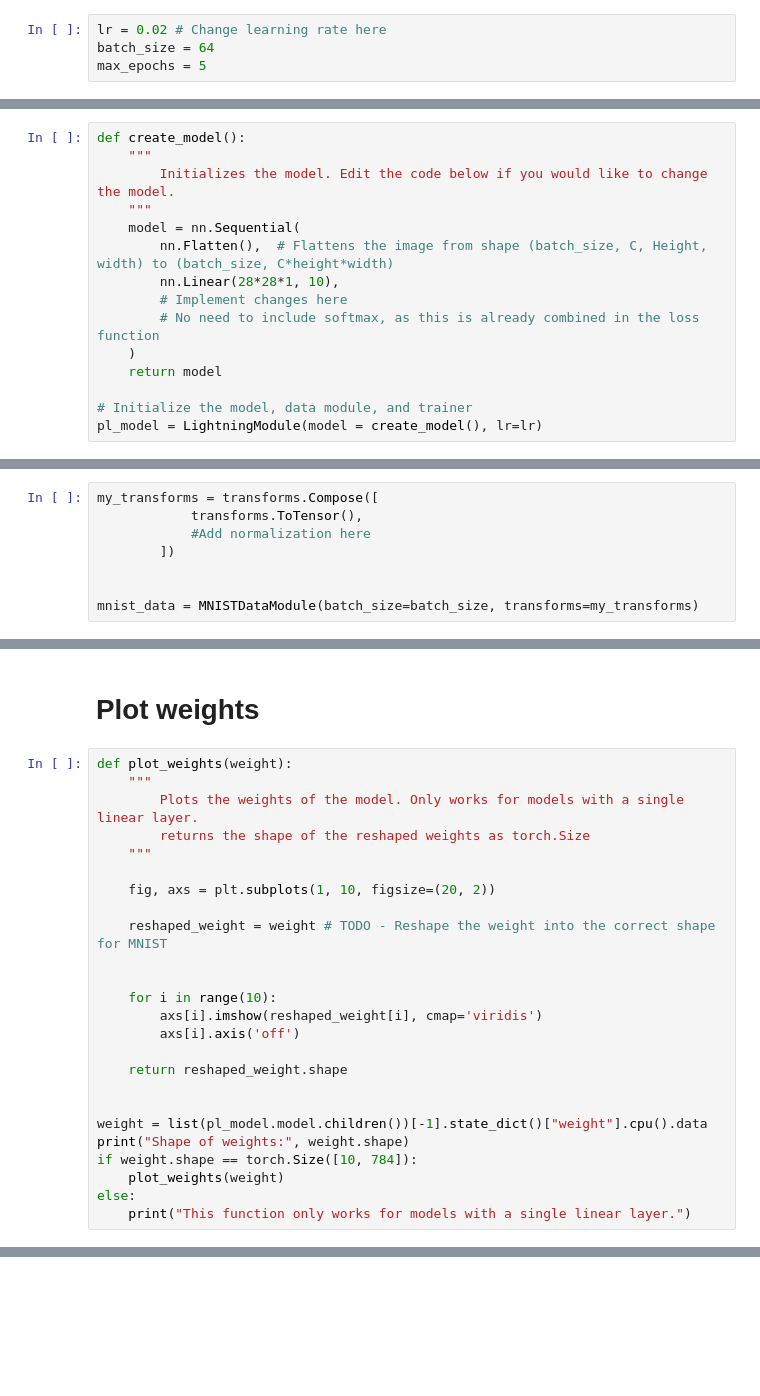
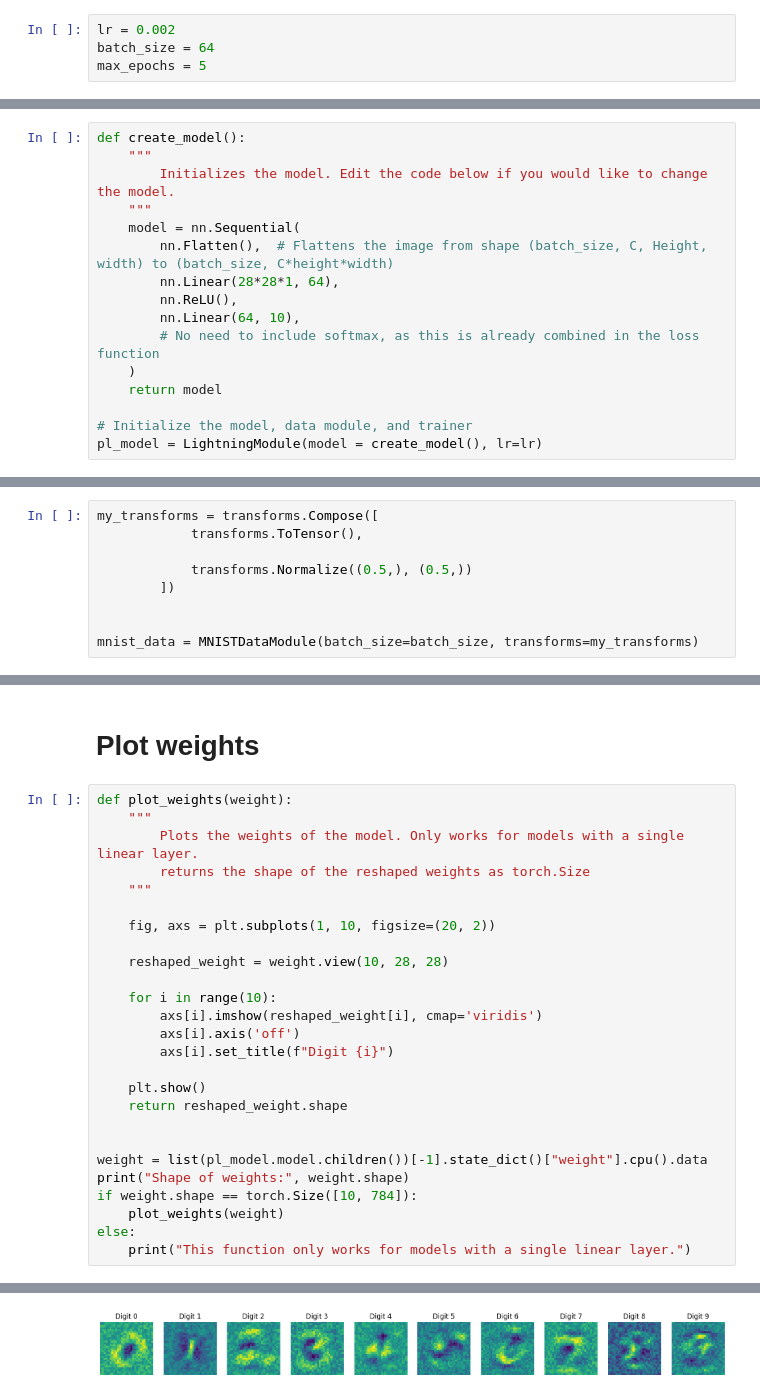
Before and after one commit to vehoug/visual-computing-ip, a Jupyter notebook: Assignment 1/q14_17.ipynb, the cells around one changed output, grey strips where cells are left out. Drawn from its saved outputs; the diff is of its cells as text; blank space fills up the shorter version.

```diff
--- a/Assignment 1/q14_17.ipynb
+++ b/Assignment 1/q14_17.ipynb
@@ -16,7 +19,7 @@ pl.seed_everything(42)
 # %% [markdown]
 # Setting up Hyperparameters
 # %%
-lr = 0.02 # Change learning rate here
+lr = 0.002
 batch_size = 64
 max_epochs = 5
 # %% [markdown]
@@ -28,8 +31,9 @@ def create_model():
     """
     model = nn.Sequential(
         nn.Flatten(),  # Flattens the image from shape (batch_size, C, Height, width) to (batch_size, C*height*width)
-        nn.Linear(28*28*1, 10),
-        # Implement changes here
+        nn.Linear(28*28*1, 64),
+        nn.ReLU(),
+        nn.Linear(64, 10),
         # No need to include softmax, as this is already combined in the loss function
     )
     return model
@@ -41,7 +45,8 @@ pl_model = LightningModule(model = create_model(), lr=lr)
 # %%
 my_transforms = transforms.Compose([
             transforms.ToTensor(),
-            #Add normalization here
+
+            transforms.Normalize((0.5,), (0.5,))
         ])
 
 
@@ -92,13 +122,14 @@ def plot_weights(weight):
 
     fig, axs = plt.subplots(1, 10, figsize=(20, 2))
 
-    reshaped_weight = weight # TODO - Reshape the weight into the correct shape for MNIST
-
+    reshaped_weight = weight.view(10, 28, 28)
 
     for i in range(10):
         axs[i].imshow(reshaped_weight[i], cmap='viridis')
         axs[i].axis('off')
+        axs[i].set_title(f"Digit {i}")
 
+    plt.show()
     return reshaped_weight.shape
 
 
@@ -108,3 +139,4 @@ if weight.shape == torch.Size([10, 784]):
     plot_weights(weight)
 else:
     print("This function only works for models with a single linear layer.")
+# %% [output]
@@ -110,0 +144 @@ else:
+[figure, added]
```
Also changed, not shown: parts of 4 cells of this notebook, 7 other files.
